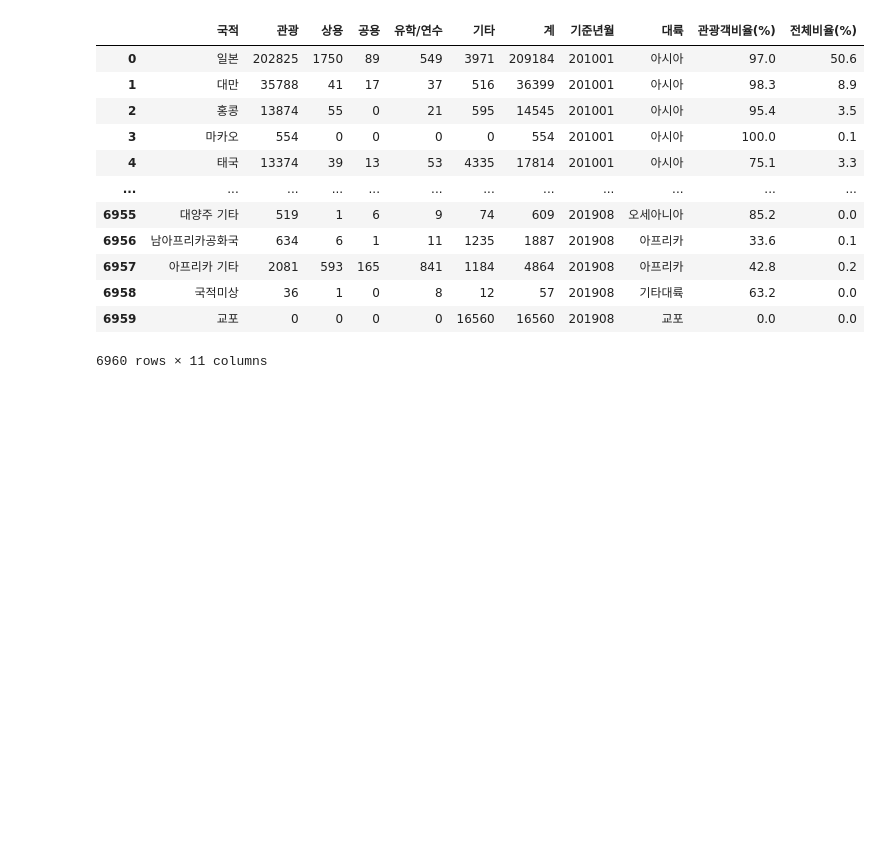
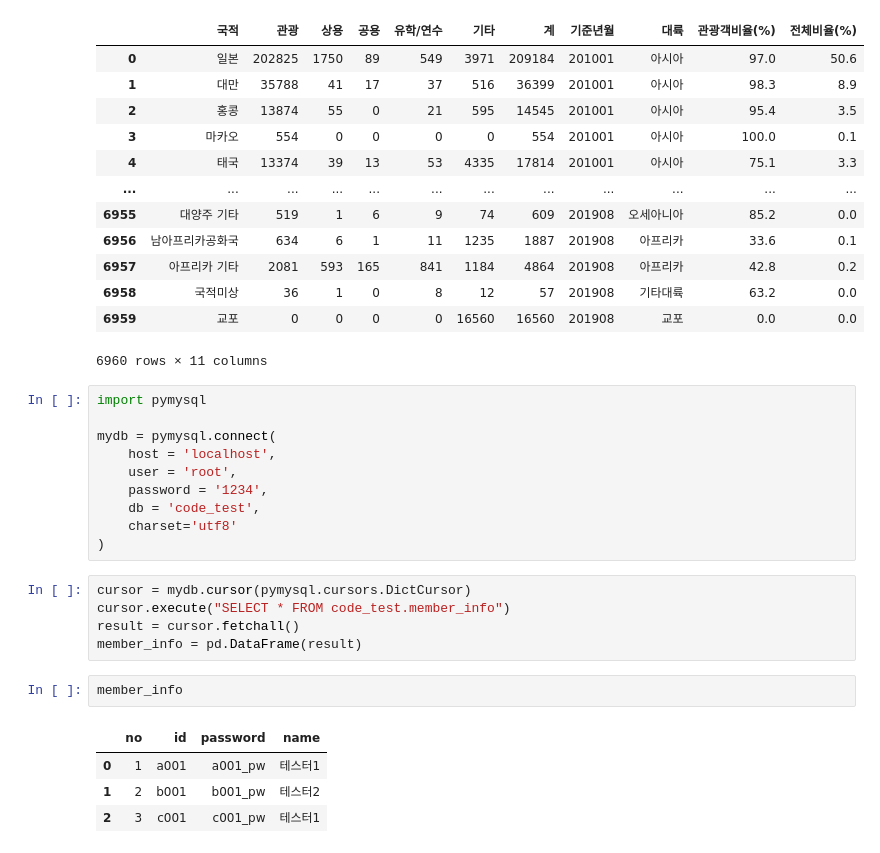
Before and after one commit to fin-special/chicken_price_prediction, a Jupyter notebook: practice.ipynb, the cells around one changed output. Saved outputs shown, nothing was run; the diff lists cells and outputs as text; blank space fills up the shorter version.

```diff
--- a/practice.ipynb
+++ b/practice.ipynb
@@ -370,3 +370,25 @@ df_all
 | 6958 | 국적미상 | 36 | 1 | 0 | 8 | 12 | 57 | 201908 | 기타대륙 | 63.2 | 0.0 |
 | 6959 | 교포 | 0 | 0 | 0 | 0 | 16560 | 16560 | 201908 | 교포 | 0.0 | 0.0 |
 6960 rows × 11 columns
+# %%
+import pymysql
+
+mydb = pymysql.connect(
+    host = 'localhost',
+    user = 'root',
+    password = '1234',
+    db = 'code_test',
+    charset='utf8'
+)
+# %%
+cursor = mydb.cursor(pymysql.cursors.DictCursor)
+cursor.execute("SELECT * FROM code_test.member_info")
+result = cursor.fetchall()
+member_info = pd.DataFrame(result)
+# %%
+member_info
+# %% [output]
+|  | no | id | password | name |
+| 0 | 1 | a001 | a001_pw | 테스터1 |
+| 1 | 2 | b001 | b001_pw | 테스터2 |
+| 2 | 3 | c001 | c001_pw | 테스터1 |
```
Also changed, not shown: parts of 5 cells of this notebook, 29 other files.
